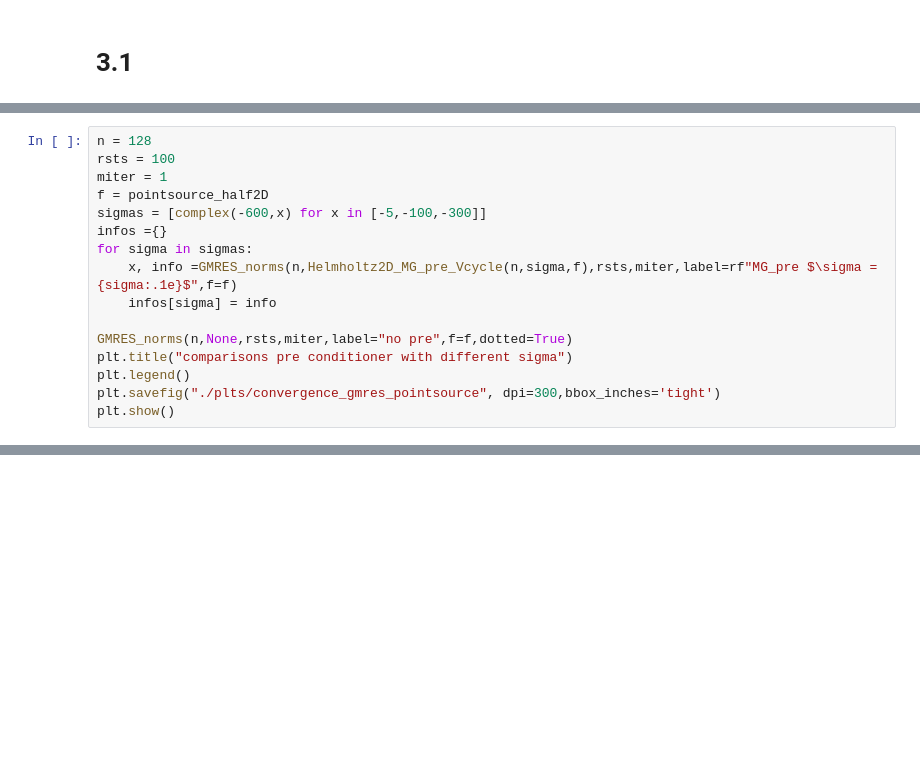
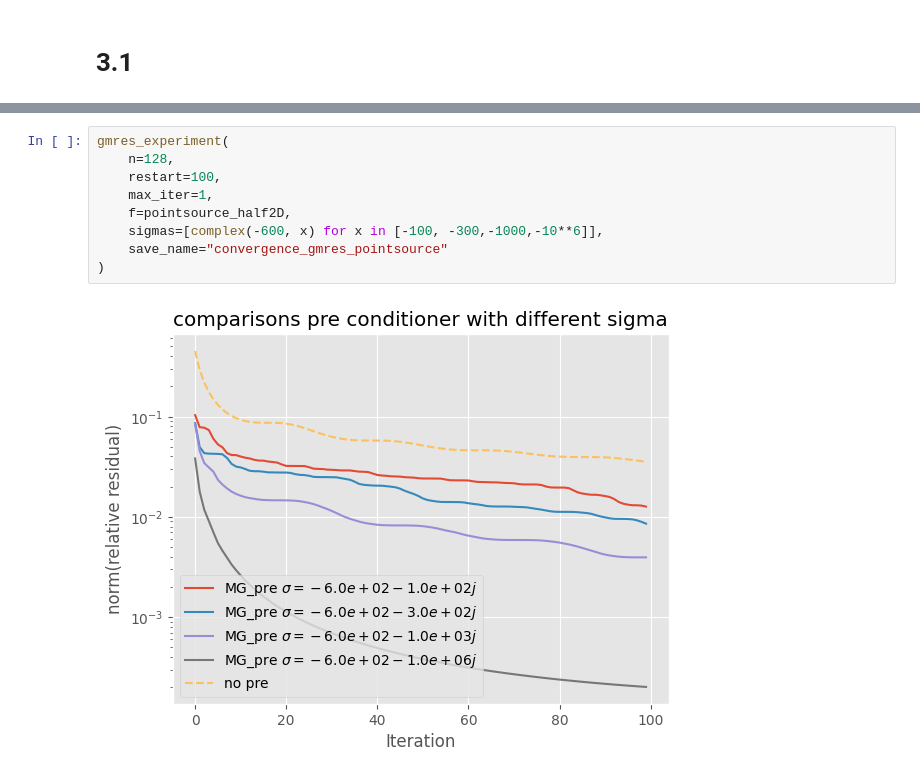
Before and after one commit to ISIPINK/Project-2023-2024-Multigrid-voor-het-oplossen-van-complex-waardige-Helmholtz-problemen, a Jupyter notebook: code/main.ipynb, the cells around one changed output, grey strips where cells are left out. Cells and saved outputs as stored; diff of their text form; blank space fills up the shorter version.

Commit message:
cant figure out what is wrong with gmres

```diff
--- a/code/main.ipynb
+++ b/code/main.ipynb
@@ -453,16 +473,0 @@ def Helmholtz2D_MG_pre_Vcycle(n,sigma,f=pointsource_half2D):
-# %%
-n = 128
-rsts = 100
-miter = 1
-f = pointsource_half2D
-sigmas = [complex(-600,x) for x in [-5,-100,-300]]
-infos ={}
-for sigma in sigmas:
-    x, info =GMRES_norms(n,Helmholtz2D_MG_pre_Vcycle(n,sigma,f),rsts,miter,label=rf"MG_pre $\sigma = {sigma:.1e}$",f=f)
-    infos[sigma] = info
-
-GMRES_norms(n,None,rsts,miter,label="no pre",f=f,dotted=True)
-plt.title("comparisons pre conditioner with different sigma")
-plt.legend()
-plt.savefig("./plts/convergence_gmres_pointsource", dpi=300,bbox_inches='tight')
-plt.show()
@@ -509,0 +474,11 @@ plt.show()
+# %%
+gmres_experiment(
+    n=128,
+    restart=100,
+    max_iter=1,
+    f=pointsource_half2D,
+    sigmas=[complex(-600, x) for x in [-100, -300,-1000,-10**6]],
+    save_name="convergence_gmres_pointsource"
+)
+# %% [output]
+[figure, added]
```
Also changed, not shown: parts of 11 cells of this notebook, 8 other files.
